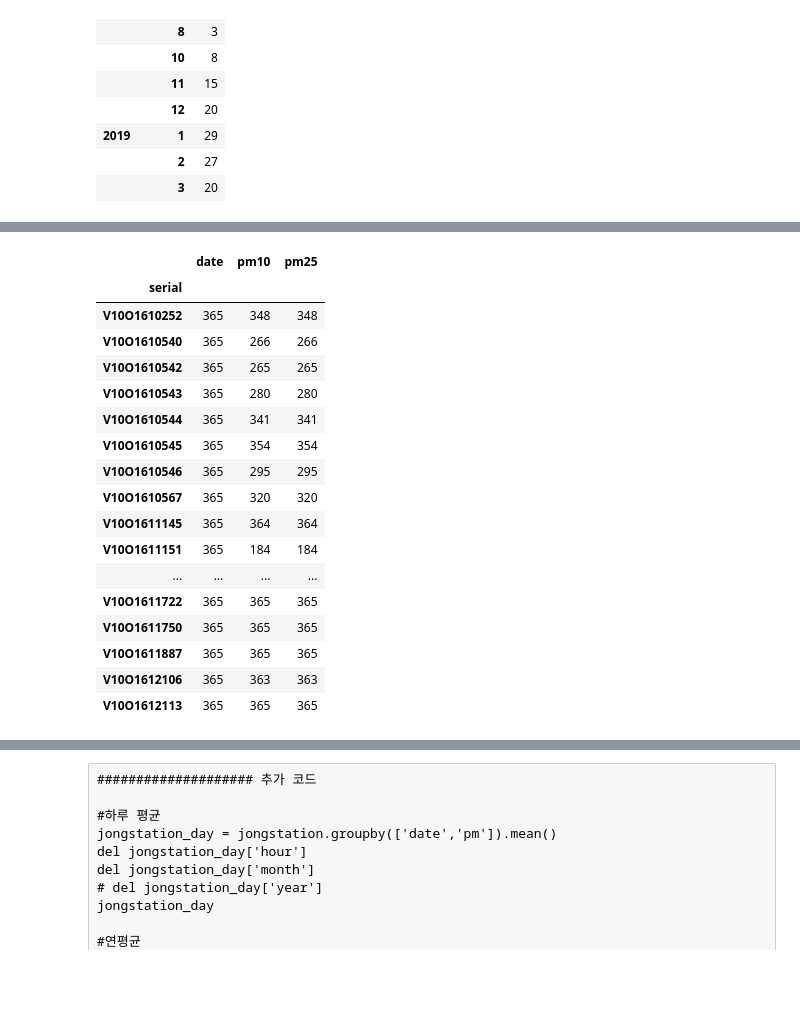
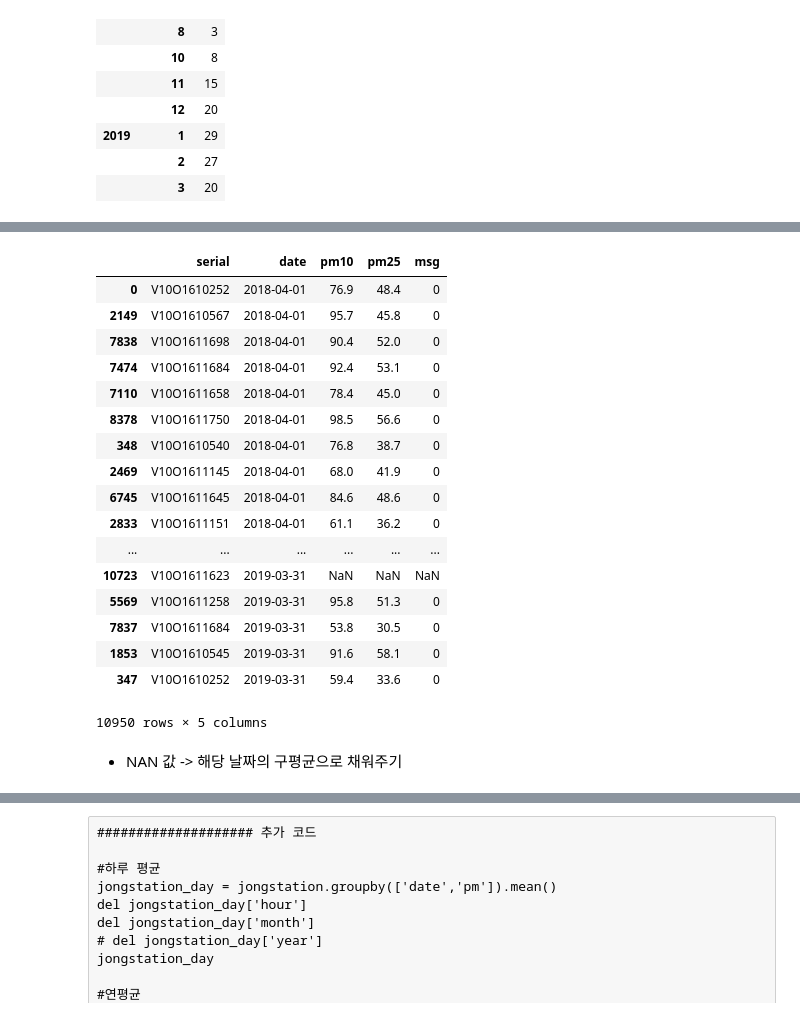
Before and after one commit to rmfkxhxh/bigcon_innovation_yaho, a Jupyter notebook: code/finedust/기상_종로구_최종.ipynb, the cells around one changed output, grey strips where cells are left out. Drawn from its saved outputs; the diff is of its cells as text; code cells hidden in the pictures; blank space fills up the shorter version.

```diff
--- a/code/finedust/기상_종로구_최종.ipynb
+++ b/code/finedust/기상_종로구_최종.ipynb
@@ -778,5 +786,10 @@ pm25_msg_day
 #pm10, pm25 경보 문자 온 날
 msg_day = pd.merge(pm10_msg_day, pm25_msg_day, on= 'date', how='outer')
 msg_day['date'] = pd.to_datetime(msg_day['date'])
+msg_day = msg_day.fillna(0)
+msg_day['msg'] = np.bitwise_or(np.array(msg_day['msg_10']).astype(int),
+                               np.array(msg_day['msg_25']).astype(int))
+msg_day['msg'].astype(int)
+del msg_day['msg_10'], msg_day['msg_25']
 msg_day
 # %% [output]
@@ -856,0 +836,6 @@ final_jongro.to_pickle("./final_jongro.pickle")
+# %%
+final_jongro = pd.merge(pm_max, msg_day, how='left', on='date')
+final_jongro['msg'] = final_jongro['msg'].fillna(0).astype('int').astype('category')
+final_jongro = final_jongro.dropna()
+# final_jongro.isna().sum() #결측치 확인
+final_jongro
@@ -857,13 +874,27 @@ final_jongro.to_pickle("./final_jongro.pickle")
 # %%
 ############### 추가코드 1. 스테이션 별 365 맞추기
-jongro = pd.read_pickle("./final_jongro.pickle")
-jongro = jongro[['serial', 'date','pm10','pm25']]
+jongro = final_jongro #편의상 final_jongro을 jongro이라 함
+jongro = jongro[['serial', 'date','pm10','pm25','msg']]
 
-# serial별로 모든 날짜 다 있는 컬럼 만들기
+### serial별로 1년치 날짜 컬럼 만들기
+# 1.날짜
 date = pd.date_range(start='20180401', end='20190331')
 date = pd.DataFrame(date)
 date = date.rename(columns={0:'date'})
 print(len(date))
-date
+
+# 2.날짜에 스테이션 정보 붙이기
+station= list(set(jongro['serial']))
+
+df1 = pd.DataFrame(columns=['serial', 'date'])
+for i in station:
+    date['serial'] = i
+    df2 = date
+    df1= pd.concat((df1, df2), axis=0)
+date = df1
+
+###확인
+date.groupby('serial').count()
+# date
 # %% [output]
 365
@@ -927,28 +924,28 @@ To retain the current behavior and silence the warning, pass 'sort=True'.
 # %%
-# outer 조인으로 스테이션별 365 맞추기(Nan값 맨 밑으로 가기에 sort해줌->날짜 순서대로)
+# jongro 테이블에 merge해서 365 적용 (Nan값 맨 밑으로 가기에 sort해줌->날짜 순서대로)
 jongro = pd.merge(jongro, date, how='outer').sort_values('date')
 jongro
-
-jongro.groupby('serial').count() # date 숫자 365 확인
 # %% [output]
-|  | date | pm10 | pm25 |
-| serial |  |  |  |
-| V10O1610252 | 365 | 348 | 348 |
-| V10O1610540 | 365 | 266 | 266 |
-| V10O1610542 | 365 | 265 | 265 |
-| V10O1610543 | 365 | 280 | 280 |
-| V10O1610544 | 365 | 341 | 341 |
-| V10O1610545 | 365 | 354 | 354 |
-| V10O1610546 | 365 | 295 | 295 |
-| V10O1610567 | 365 | 320 | 320 |
-| V10O1611145 | 365 | 364 | 364 |
-| V10O1611151 | 365 | 184 | 184 |
-| ... | ... | ... | ... |
-| V10O1611722 | 365 | 365 | 365 |
-| V10O1611750 | 365 | 365 | 365 |
-| V10O1611887 | 365 | 365 | 365 |
-| V10O1612106 | 365 | 363 | 363 |
-| V10O1612113 | 365 | 365 | 365 |
+|  | serial | date | pm10 | pm25 | msg |
+| 0 | V10O1610252 | 2018-04-01 | 76.9 | 48.4 | 0 |
+| 2149 | V10O1610567 | 2018-04-01 | 95.7 | 45.8 | 0 |
+| 7838 | V10O1611698 | 2018-04-01 | 90.4 | 52.0 | 0 |
+| 7474 | V10O1611684 | 2018-04-01 | 92.4 | 53.1 | 0 |
+| 7110 | V10O1611658 | 2018-04-01 | 78.4 | 45.0 | 0 |
+| 8378 | V10O1611750 | 2018-04-01 | 98.5 | 56.6 | 0 |
+| 348 | V10O1610540 | 2018-04-01 | 76.8 | 38.7 | 0 |
+| 2469 | V10O1611145 | 2018-04-01 | 68.0 | 41.9 | 0 |
+| 6745 | V10O1611645 | 2018-04-01 | 84.6 | 48.6 | 0 |
+| 2833 | V10O1611151 | 2018-04-01 | 61.1 | 36.2 | 0 |
+| ... | ... | ... | ... | ... | ... |
+| 10723 | V10O1611623 | 2019-03-31 | NaN | NaN | NaN |
+| 5569 | V10O1611258 | 2019-03-31 | 95.8 | 51.3 | 0 |
+| 7837 | V10O1611684 | 2019-03-31 | 53.8 | 30.5 | 0 |
+| 1853 | V10O1610545 | 2019-03-31 | 91.6 | 58.1 | 0 |
+| 347 | V10O1610252 | 2019-03-31 | 59.4 | 33.6 | 0 |
+10950 rows × 5 columns
+# %% [markdown]
+- NAN 값 -> 해당 날짜의 구평균으로 채워주기
 # %%
 # 날짜별 미세먼지 구평균
 jongro_mean = jongro.groupby(['date']).mean().round(1)
```
Also changed, not shown: parts of 56 cells of this notebook, 5 other files.
